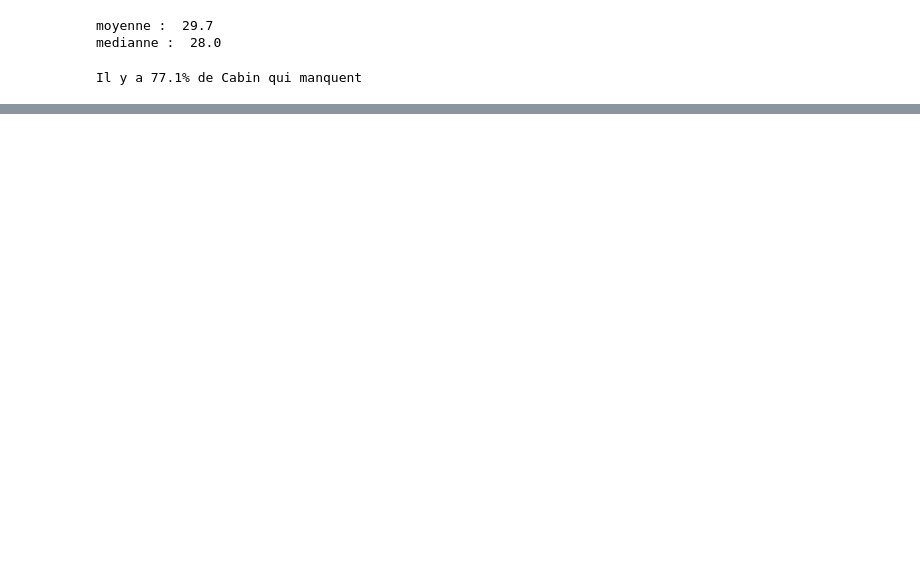
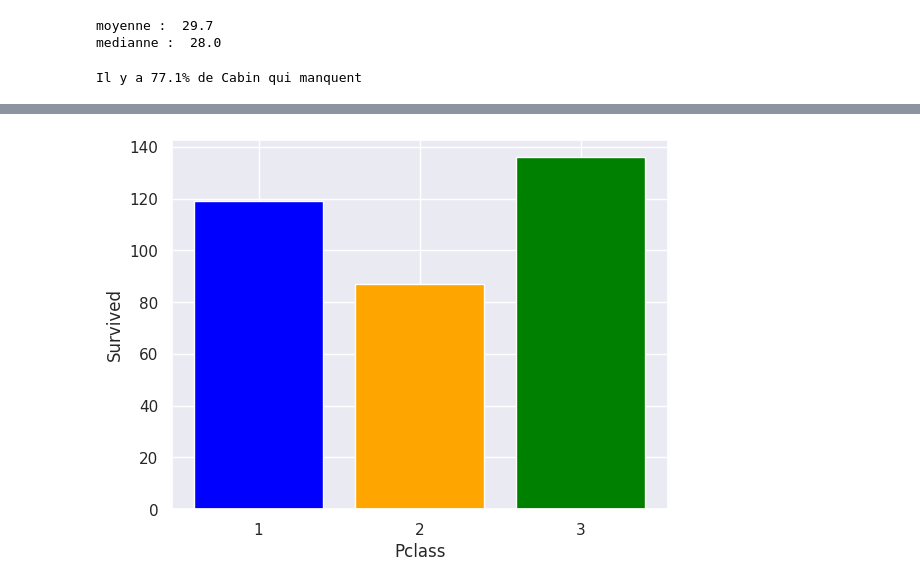
Before and after one commit to kalmuroth/lb-cml, a Jupyter notebook: lb_cml.ipynb, the cells around one changed output, grey strips where cells are left out. Saved outputs shown, nothing was run; the diff lists cells and outputs as text; code cells hidden in the pictures; blank space fills up the shorter version.

```diff
--- a/lb_cml.ipynb
+++ b/lb_cml.ipynb
@@ -373,0 +530,4 @@ Il y a 77.1% de Cabin qui manquent
+# %%
+data = pd.get_dummies(train, columns=['Pclass', 'Embarked', 'Sex'], drop_first=False)
+data['IsMinor'] = (data['Age'] < 16).astype(int)
+print(tabulate(data.head(), headers='keys', tablefmt='pretty'))
@@ -373,0 +544,10 @@ Il y a 77.1% de Cabin qui manquent
+# %%
+survivors_by_class = data[['Pclass_1', 'Pclass_2', 'Pclass_3', 'Survived']].groupby(['Pclass_1', 'Pclass_2', 'Pclass_3']).sum().reset_index()
+
+plt.bar(survivors_by_class.index, survivors_by_class['Survived'], color=['blue', 'orange', 'green'])
+plt.xlabel('Pclass')
+plt.ylabel('Survived')
+plt.xticks(survivors_by_class.index, ['1', '2', '3'])
+plt.show()
+# %% [output]
+[figure, added]
```
Also changed, not shown: parts of 17 cells of this notebook.
